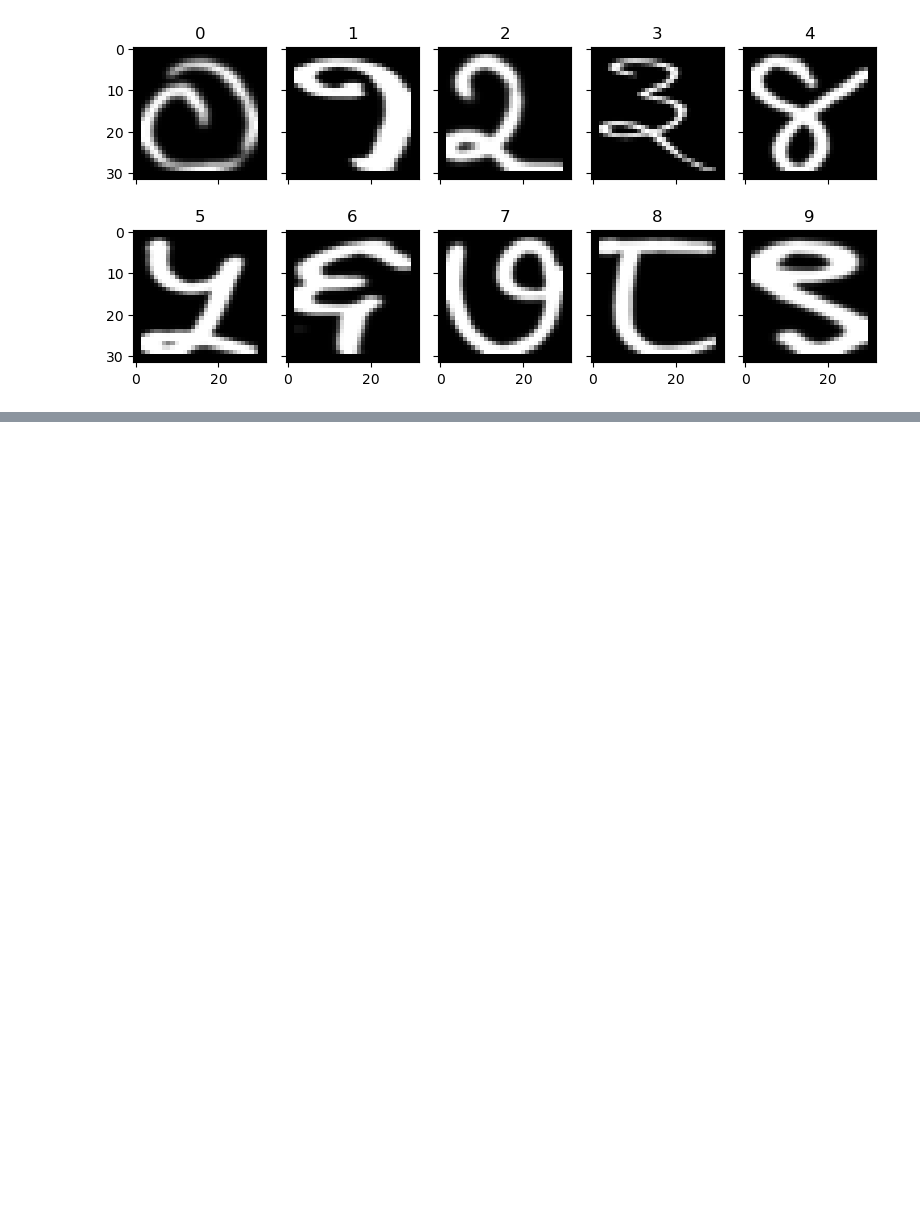
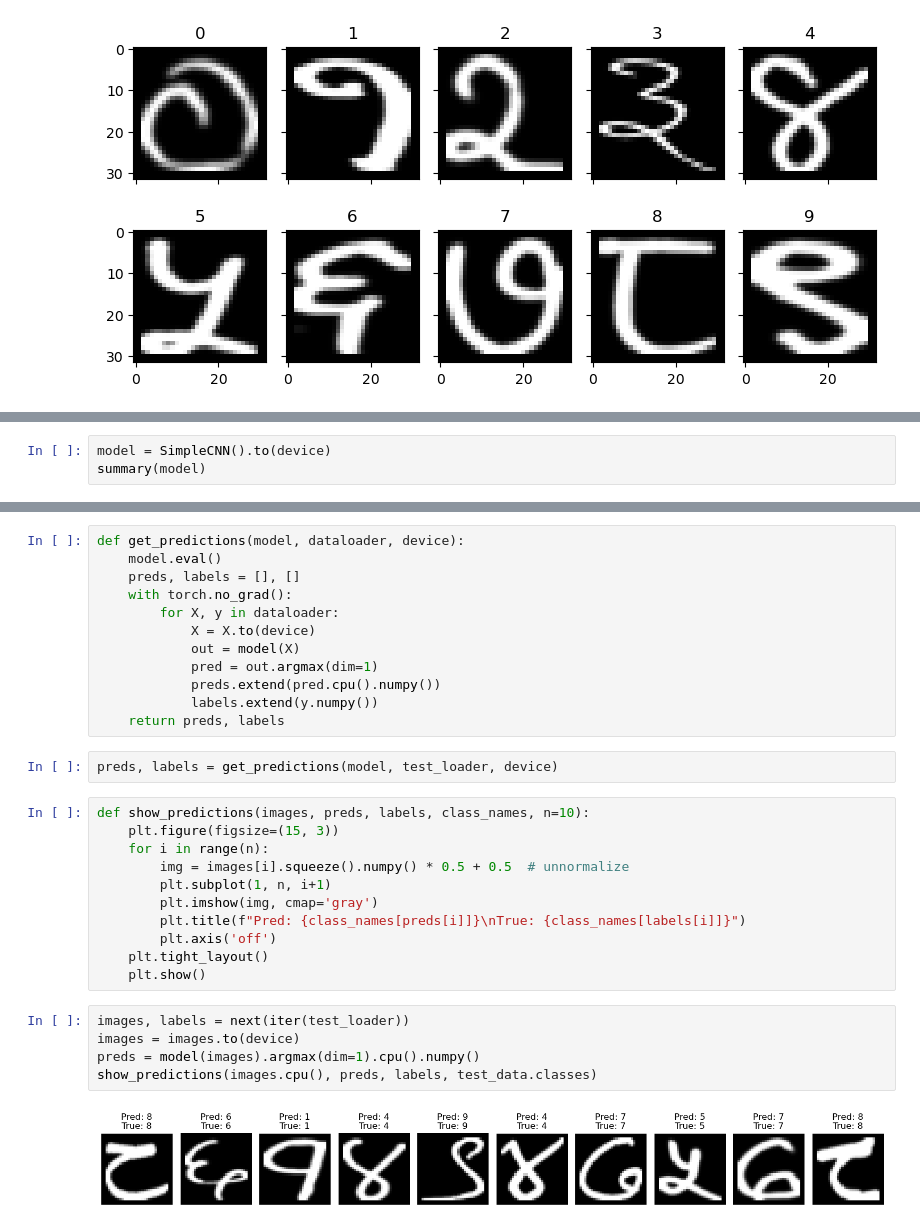
Before and after one commit to Param302/ML-Practice, a Jupyter notebook: Hindi_MNIST_CNN.ipynb, the cells around one changed output, grey strips where cells are left out. Saved outputs shown, nothing was run; the diff lists cells and outputs as text; blank space fills up the shorter version.

```diff
--- a/Hindi_MNIST_CNN.ipynb
+++ b/Hindi_MNIST_CNN.ipynb
@@ -93,0 +194,3 @@ show_samples_grid(samples, train_data.classes)
+# %%
+model = SimpleCNN().to(device)
+summary(model)
@@ -93,0 +288,32 @@ show_samples_grid(samples, train_data.classes)
+# %%
+def get_predictions(model, dataloader, device):
+    model.eval()
+    preds, labels = [], []
+    with torch.no_grad():
+        for X, y in dataloader:
+            X = X.to(device)
+            out = model(X)
+            pred = out.argmax(dim=1)
+            preds.extend(pred.cpu().numpy())
+            labels.extend(y.numpy())
+    return preds, labels
+# %%
+preds, labels = get_predictions(model, test_loader, device)
+# %%
+def show_predictions(images, preds, labels, class_names, n=10):
+    plt.figure(figsize=(15, 3))
+    for i in range(n):
+        img = images[i].squeeze().numpy() * 0.5 + 0.5  # unnormalize
+        plt.subplot(1, n, i+1)
+        plt.imshow(img, cmap='gray')
+        plt.title(f"Pred: {class_names[preds[i]]}\nTrue: {class_names[labels[i]]}")
+        plt.axis('off')
+    plt.tight_layout()
+    plt.show()
+# %%
+images, labels = next(iter(test_loader))
+images = images.to(device)
+preds = model(images).argmax(dim=1).cpu().numpy()
+show_predictions(images.cpu(), preds, labels, test_data.classes)
+# %% [output]
+[figure, added]
```
Also changed, not shown: parts of 14 cells of this notebook.
